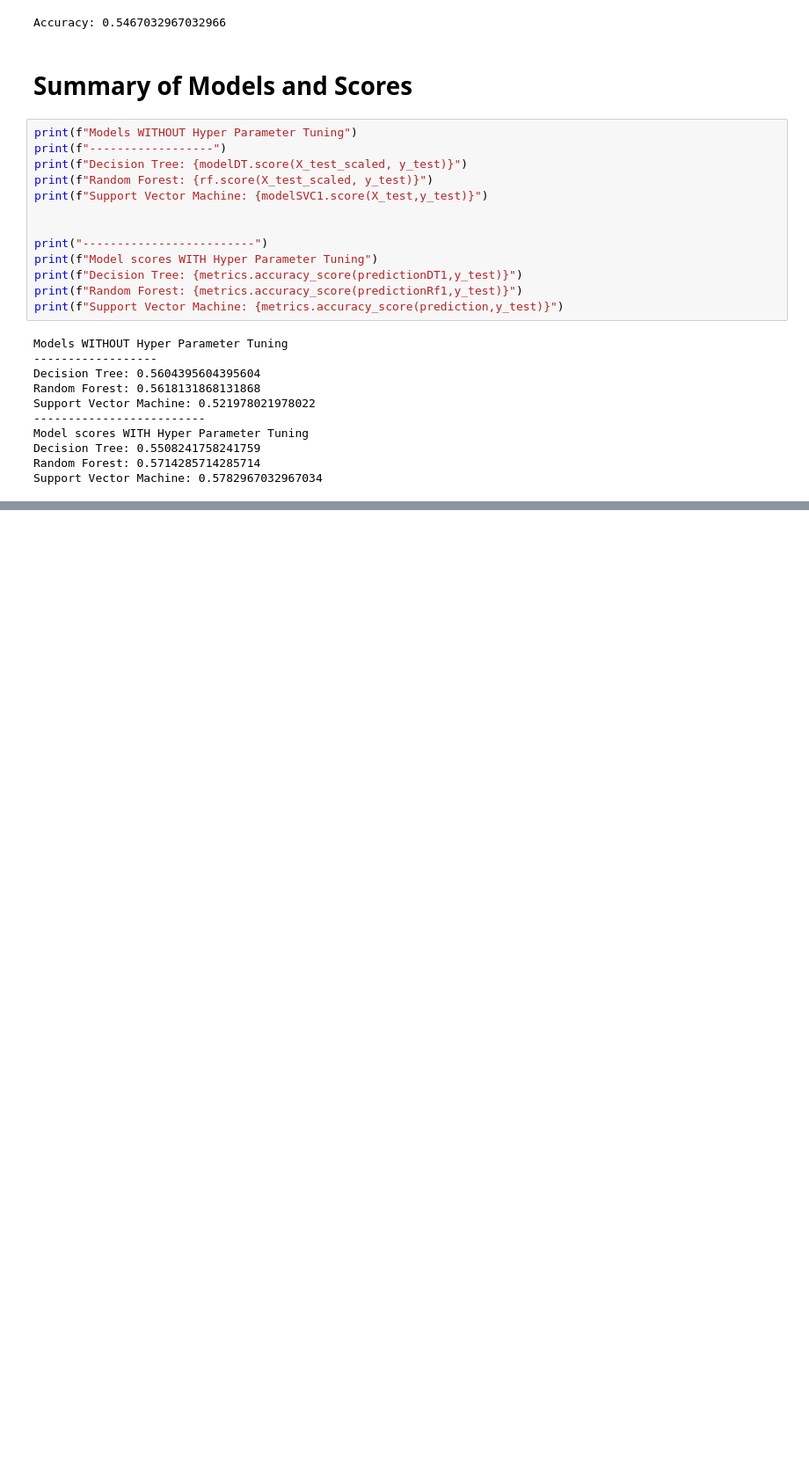
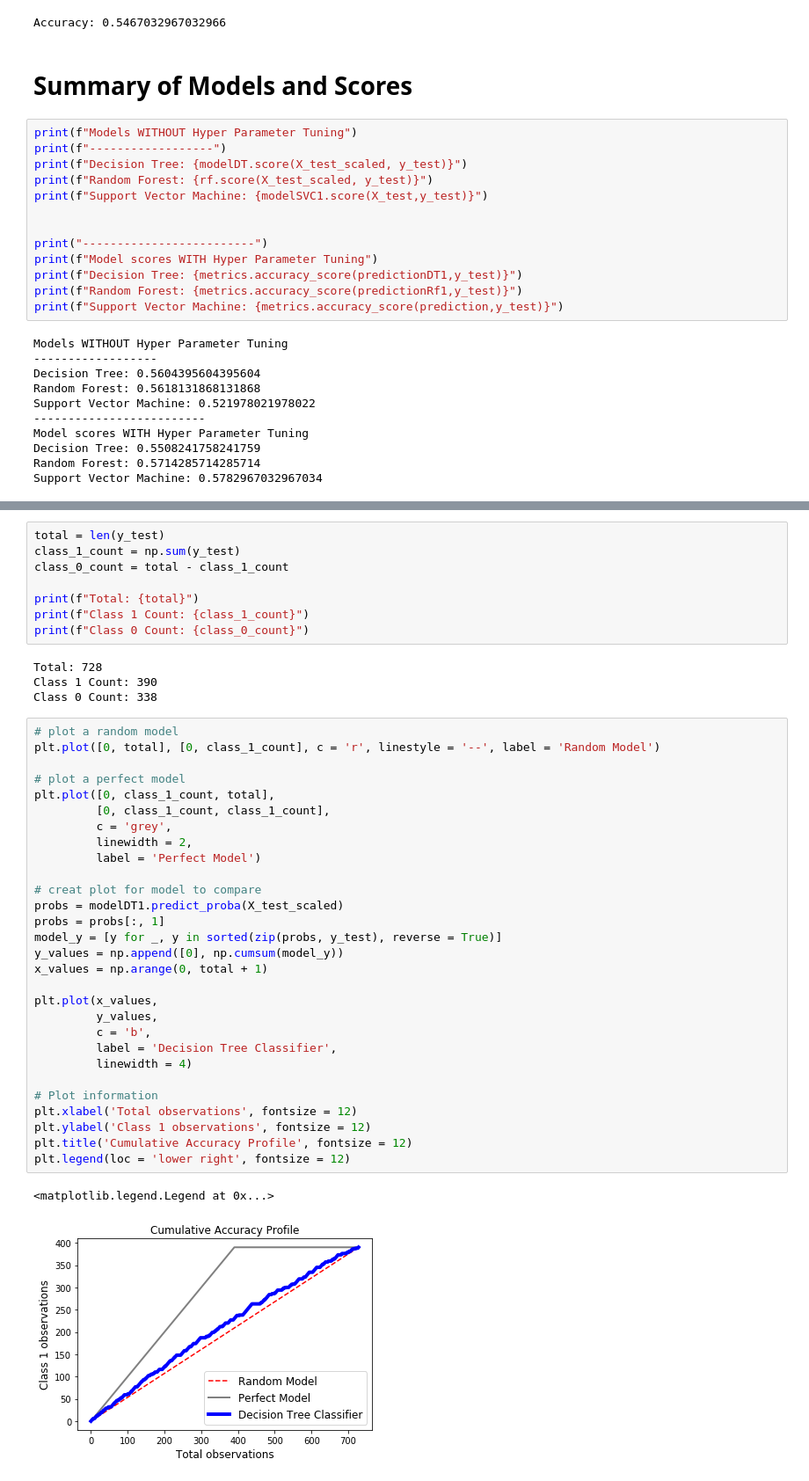
Before and after one commit to styrofomeBoots/project_3, a Jupyter notebook: bryan_workbook.ipynb, the cells around one changed output, grey strips where cells are left out. Shown: that part at 88% size. Cells and saved outputs as stored; diff of their text form; blank space fills up the shorter version.

```diff
--- a/bryan_workbook.ipynb
+++ b/bryan_workbook.ipynb
@@ -490,0 +475,44 @@ Support Vector Machine: 0.5782967032967034
+# %%
+total = len(y_test)
+class_1_count = np.sum(y_test)
+class_0_count = total - class_1_count
+
+print(f"Total: {total}")
+print(f"Class 1 Count: {class_1_count}")
+print(f"Class 0 Count: {class_0_count}")
+# %% [output]
+Total: 728
+Class 1 Count: 390
+Class 0 Count: 338
+# %%
+# plot a random model
+plt.plot([0, total], [0, class_1_count], c = 'r', linestyle = '--', label = 'Random Model')
+
+# plot a perfect model
+plt.plot([0, class_1_count, total],
+         [0, class_1_count, class_1_count],
+         c = 'grey',
+         linewidth = 2,
+         label = 'Perfect Model')
+
+# creat plot for model to compare
+probs = modelDT1.predict_proba(X_test_scaled)
+probs = probs[:, 1]
+model_y = [y for _, y in sorted(zip(probs, y_test), reverse = True)]
+y_values = np.append([0], np.cumsum(model_y))
+x_values = np.arange(0, total + 1)
+
+plt.plot(x_values,
+         y_values,
+         c = 'b',
+         label = 'Decision Tree Classifier',
+         linewidth = 4)
+
+# Plot information
+plt.xlabel('Total observations', fontsize = 12)
+plt.ylabel('Class 1 observations', fontsize = 12)
+plt.title('Cumulative Accuracy Profile', fontsize = 12)
+plt.legend(loc = 'lower right', fontsize = 12)
+# %% [output]
+<matplotlib.legend.Legend at 0x...>
+[figure, added]
```
Also changed, not shown: parts of 19 cells of this notebook.
